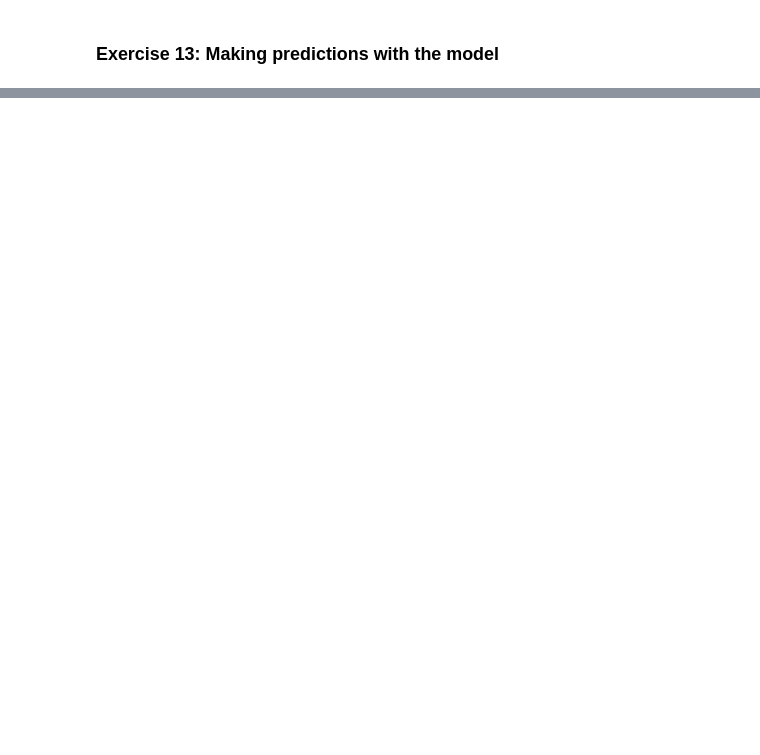
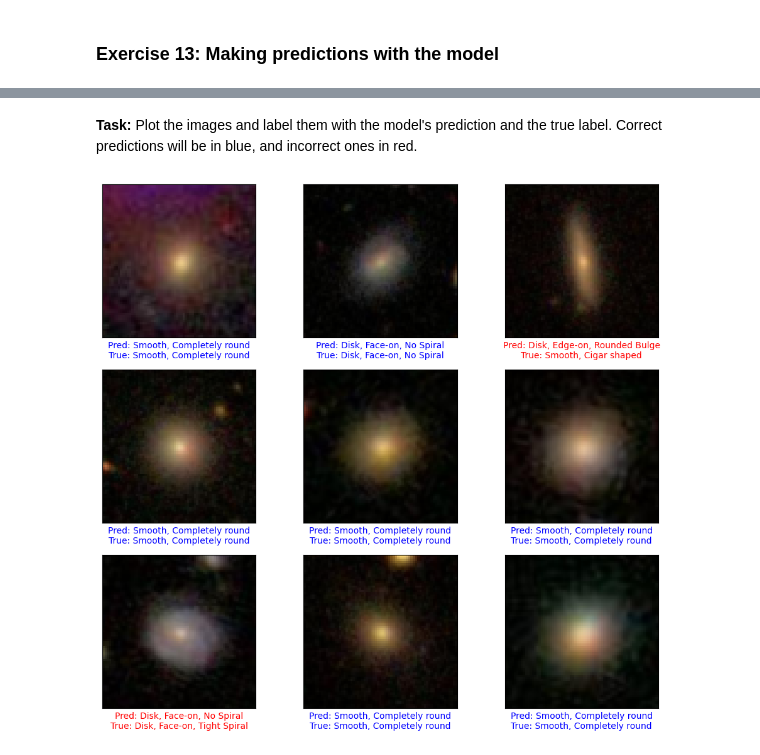
Before and after one commit to iaa-so-training/basic-neural-network-2025, a Jupyter notebook: Session_3/IAA_session_3_hands_on_practice_solution.ipynb, the cells around one changed output, grey strips where cells are left out. Drawn from its saved outputs; the diff is of its cells as text; code cells hidden in the pictures; blank space fills up the shorter version.

```diff
--- a/Session_3/IAA_session_3_hands_on_practice_solution.ipynb
+++ b/Session_3/IAA_session_3_hands_on_practice_solution.ipynb
@@ -425,0 +413,7 @@ array([0, 1, 1, 1, 1, 2, 2, 2, 2, 7], dtype=uint8)
+# %%
+# Select a few images to predict
+X_new = X_test[:9]
+y_true = y_test[:9]
+
+# Make predictions
+y_proba = model.predict(X_new)
@@ -425,0 +422,25 @@ array([0, 1, 1, 1, 1, 2, 2, 2, 2, 7], dtype=uint8)
+# %% [markdown]
+**Task:** Plot the images and label them with the model's prediction and the true label. Correct predictions will be in blue, and incorrect ones in red.
+# %%
+# your code here
+y_pred = np.argmax(y_proba, axis=1)
+
+# Plot the results
+plt.figure(figsize=(10, 9))
+for i in range(9):
+    plt.subplot(3, 3, i + 1)
+    plt.xticks([])
+    plt.yticks([])
+    plt.grid(False)
+    plt.imshow(X_new[i], cmap=plt.cm.binary)
+
+    predicted_label = class_names[y_pred[i]]
+    true_label = class_names[y_true[i]]
+
+    color = 'blue' if y_pred[i] == y_true[i] else 'red'
+
+    plt.xlabel(f"Pred: {predicted_label}\nTrue: {true_label}", color=color)
+
+plt.tight_layout()
+# %% [output]
+[figure, added]
```
Also changed, not shown: parts of 31 cells of this notebook, 3 other files.
